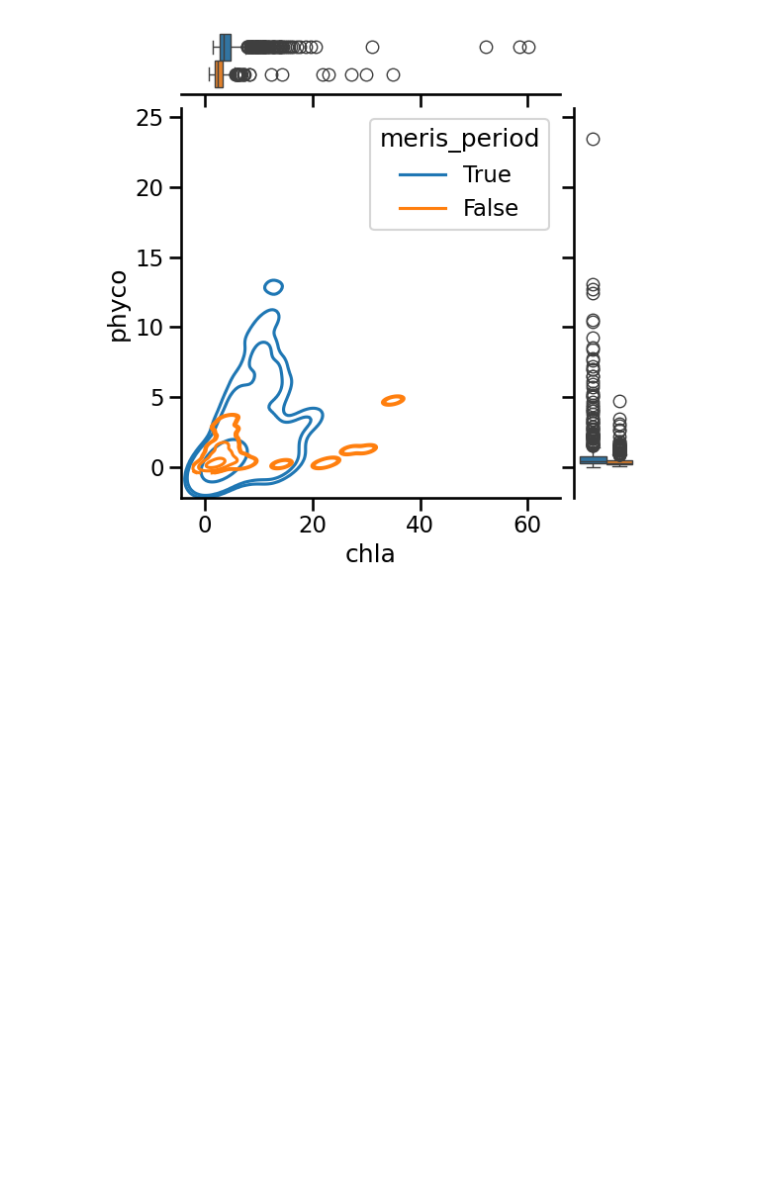
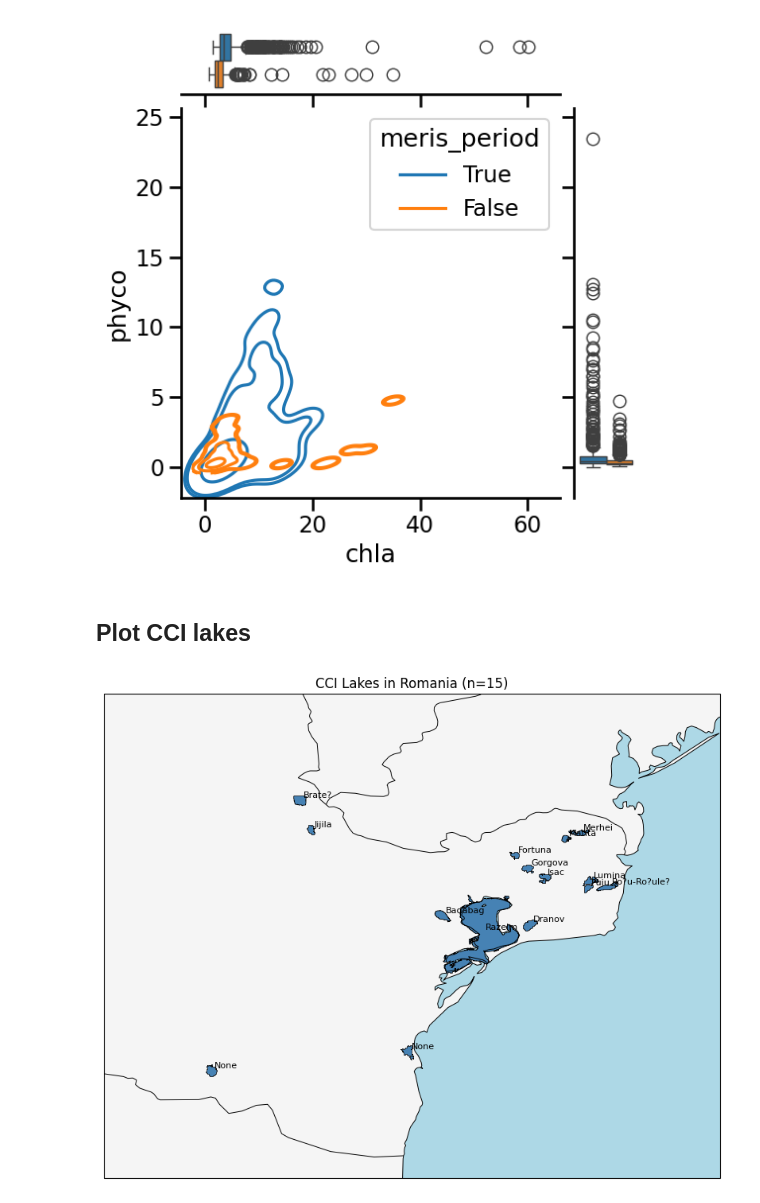
Before and after one commit to eawag-surface-waters-research/cci-cyano-production, a Jupyter notebook: notebooks/example_plotting.ipynb, the cells around one changed output. Cells and saved outputs as stored; diff of their text form; code cells hidden in the pictures; blank space fills up the shorter version.

Commit message:
added romania map

```diff
--- a/notebooks/example_plotting.ipynb
+++ b/notebooks/example_plotting.ipynb
@@ -28,7 +30,7 @@ i , j = 31, 94
 # chl_extract_path_v3 = f"D:\\lakecci_data\\raw\\v3.1\\extract\\chla\\{lakeid}.nc"
 
 
-pc_phenology_path_v3 = f"C:/Users/sparksno/Desktop/analysis_test/data/v3.0/phenology/phycocyanin/{lakeid}.nc"
+apc_phenology_path_v3 = f"C:/Users/sparksno/Desktop/analysis_test/data/v3.0/phenology/phycocyanin/{lakeid}.nc"
 pc_extract_path_v3 = f"C:/Users/sparksno/Desktop/analysis_test/data/v3.0/extract/phycocyanin/{lakeid}.nc"
 
 chl_phenology_path_v3 = f"C:/Users/sparksno/Desktop/analysis_test/data/v3.0/phenology/chla/{lakeid}.nc"
@@ -43,6 +45,6 @@ chl_extract_path_v2 = f"C:/Users/sparksno/Desktop/analysis_test/data/v2.1/extrac
 PhenologyVisualization.set_shapefile_path(r"C:\Users\sparksno\Desktop\data_Phenology\shapefile\lakescci_v2.1.0_data-availability.shp")
 # %%
 # load classes
-# phyco_v3 = PhenologyVisualization(pc_extract_path_v3, pc_phenology_path_v3)
+phyco_v3 = PhenologyVisualization(pc_extract_path_v3, pc_phenology_path_v3)
 chla_v3 = PhenologyVisualization(chl_extract_path_v3, chl_phenology_path_v3)
 # chla_v2 = PhenologyVisualization(chl_extract_path_v2, chl_phenology_path_v2)
@@ -295,3 +327,31 @@ g.plot_marginals(sns.boxplot)
 # %% [output]
 <seaborn.axisgrid.JointGrid at 0x...>
 [figure]
+# %% [markdown]
+## Plot CCI lakes
+# %%
+fig, ax = plt.subplots(1, 1, figsize=(10, 8), subplot_kw={"projection": ccrs.PlateCarree()})
+
+ro = phyco_v3.gdf[phyco_v3.gdf["country"] == "Romania"]
+
+minx, miny, maxx, maxy = ro.total_bounds
+pad = 0.5
+ax.set_extent([minx - pad, maxx + pad, miny - pad, maxy + pad], crs=ccrs.PlateCarree())
+
+ax.add_feature(cfeature.LAND, facecolor="whitesmoke")
+ax.add_feature(cfeature.OCEAN, facecolor="lightblue")
+ax.add_feature(cfeature.BORDERS, linewidth=0.7)
+ax.add_feature(cfeature.COASTLINE, linewidth=0.7)
+
+ro.plot(ax=ax, transform=ccrs.PlateCarree(), color="steelblue", edgecolor="black", linewidth=0.5)
+
+for _, row in ro.iterrows():
+    label = row["name"] if row["name"] else f"ID {row['id']}"
+    c = row.geometry.centroid
+    ax.annotate(label, xy=(c.x, c.y), xytext=(3, 3), textcoords="offset points", fontsize=8,
+                transform=ccrs.PlateCarree())
+
+ax.set_title(f"CCI Lakes in Romania (n={len(ro)})")
+plt.show()
+# %% [output]
+[figure, added]
```
Also changed, not shown: parts of 4 cells of this notebook.
